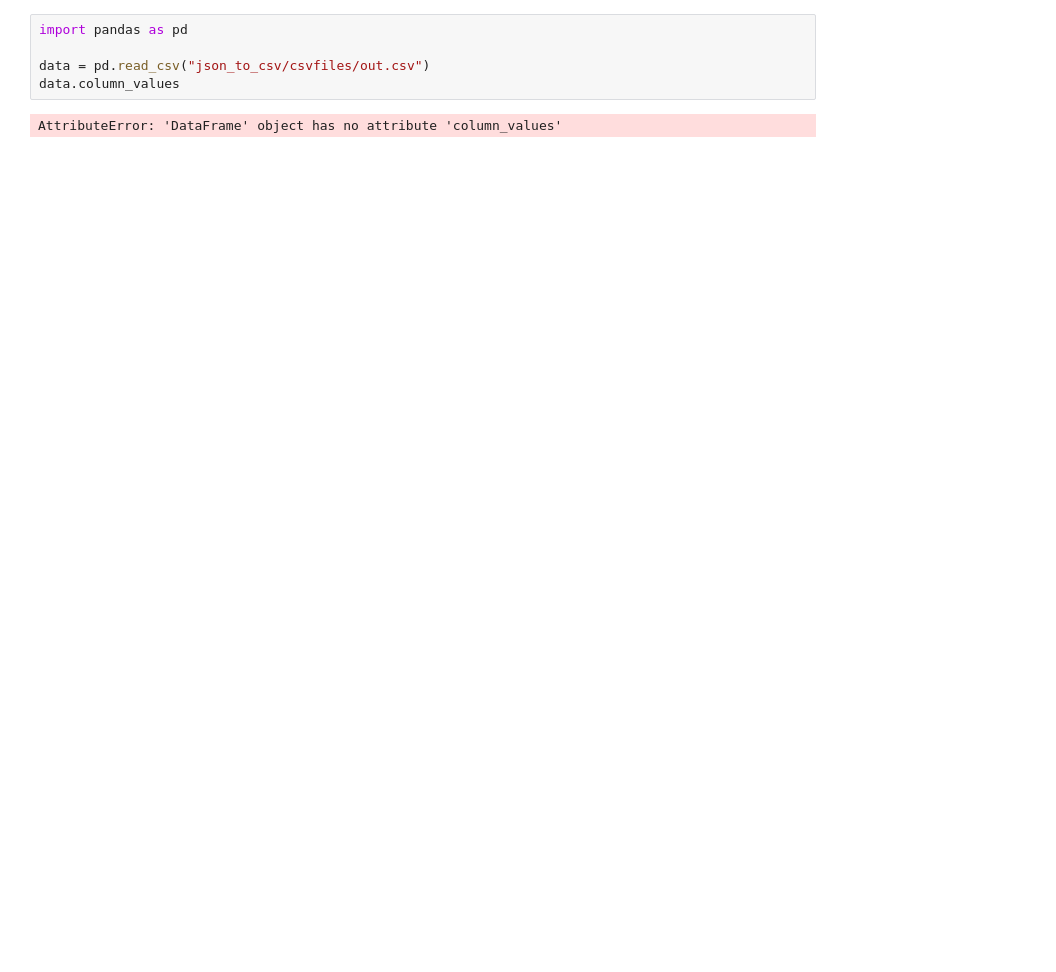
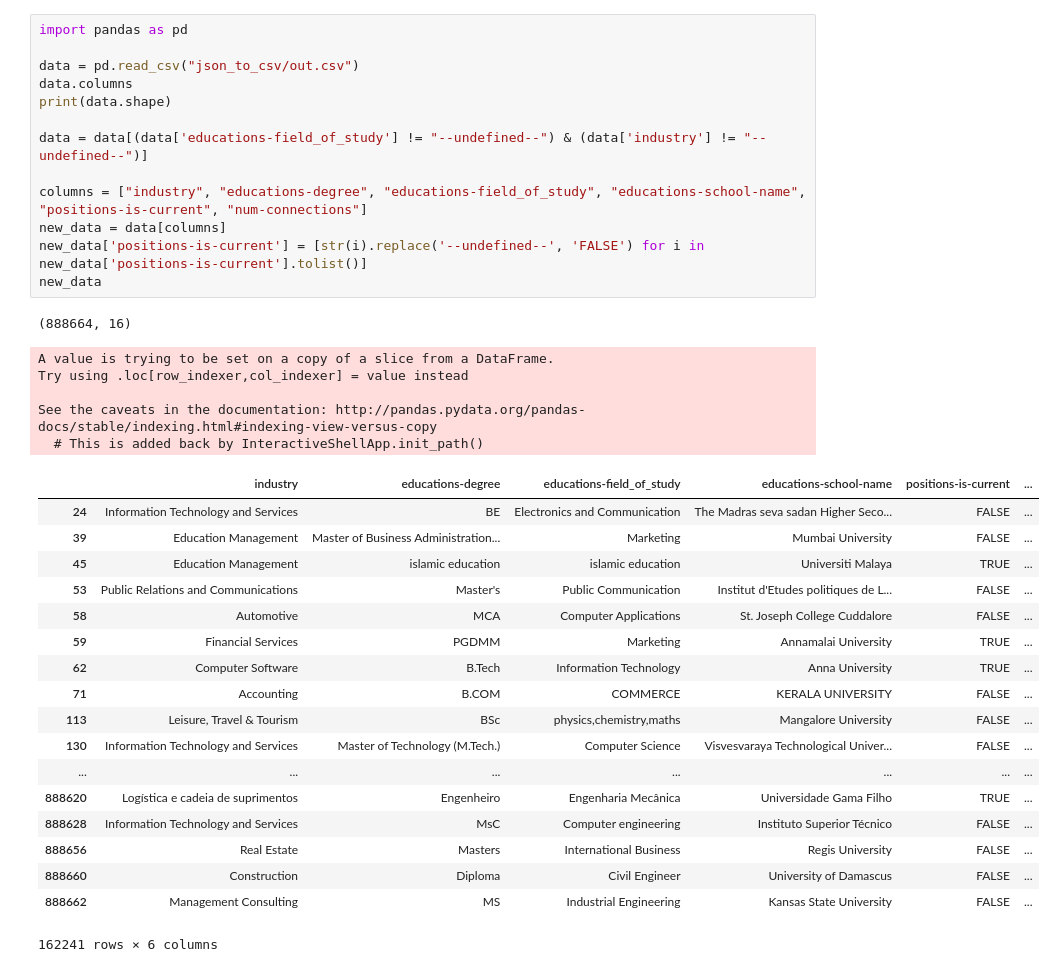
Before and after one commit to mychll31/career_path_jupyter_notebook, a Jupyter notebook: Career Path Prediction.ipynb, the cells around one changed output. Cells and saved outputs as stored; diff of their text form; blank space fills up the shorter version.

Commit message:
update columns

```diff
--- a/Career Path Prediction.ipynb
+++ b/Career Path Prediction.ipynb
@@ -1,7 +1,38 @@
-# %%
-import pandas as pd
-
-data = pd.read_csv("json_to_csv/csvfiles/out.csv")
-data.column_values
-# %% [output]
-AttributeError: 'DataFrame' object has no attribute 'column_values'
+# %%
+import pandas as pd
+
+data = pd.read_csv("json_to_csv/out.csv")
+data.columns
+print(data.shape)
+
+data = data[(data['educations-field_of_study'] != "--undefined--") & (data['industry'] != "--undefined--")]
+
+columns = ["industry", "educations-degree", "educations-field_of_study", "educations-school-name", "positions-is-current", "num-connections"]
+new_data = data[columns]
+new_data['positions-is-current'] = [str(i).replace('--undefined--', 'FALSE') for i in new_data['positions-is-current'].tolist()]
+new_data
+# %% [output]
+(888664, 16)
+A value is trying to be set on a copy of a slice from a DataFrame.
+Try using .loc[row_indexer,col_indexer] = value instead
+
+See the caveats in the documentation: http://pandas.pydata.org/pandas-docs/stable/indexing.html#indexing-view-versus-copy
+  # This is added back by InteractiveShellApp.init_path()
+|  | industry | educations-degree | educations-field_of_study | educations-school-name | positions-is-current | ... |
+| 24 | Information Technology and Services | BE | Electronics and Communication | The Madras seva sadan Higher Seco... | FALSE | ... |
+| 39 | Education Management | Master of Business Administration... | Marketing | Mumbai University | FALSE | ... |
+| 45 | Education Management | islamic education | islamic education | Universiti Malaya | TRUE | ... |
+| 53 | Public Relations and Communications | Master's | Public Communication | Institut d'Etudes politiques de L... | FALSE | ... |
+| 58 | Automotive | MCA | Computer Applications | St. Joseph College Cuddalore | FALSE | ... |
+| 59 | Financial Services | PGDMM | Marketing | Annamalai University | TRUE | ... |
+| 62 | Computer Software | B.Tech | Information Technology | Anna University | TRUE | ... |
+| 71 | Accounting | B.COM | COMMERCE | KERALA UNIVERSITY | FALSE | ... |
+| 113 | Leisure, Travel & Tourism | BSc | physics,chemistry,maths | Mangalore University | FALSE | ... |
+| 130 | Information Technology and Services | Master of Technology (M.Tech.) | Computer Science | Visvesvaraya Technological Univer... | FALSE | ... |
+| ... | ... | ... | ... | ... | ... | ... |
+| 888620 | Logística e cadeia de suprimentos | Engenheiro | Engenharia Mecânica | Universidade Gama Filho | TRUE | ... |
+| 888628 | Information Technology and Services | MsC | Computer engineering | Instituto Superior Técnico | FALSE | ... |
+| 888656 | Real Estate | Masters | International Business | Regis University | FALSE | ... |
+| 888660 | Construction | Diploma | Civil Engineer | University of Damascus | FALSE | ... |
+| 888662 | Management Consulting | MS | Industrial Engineering | Kansas State University | FALSE | ... |
+162241 rows × 6 columns
```
